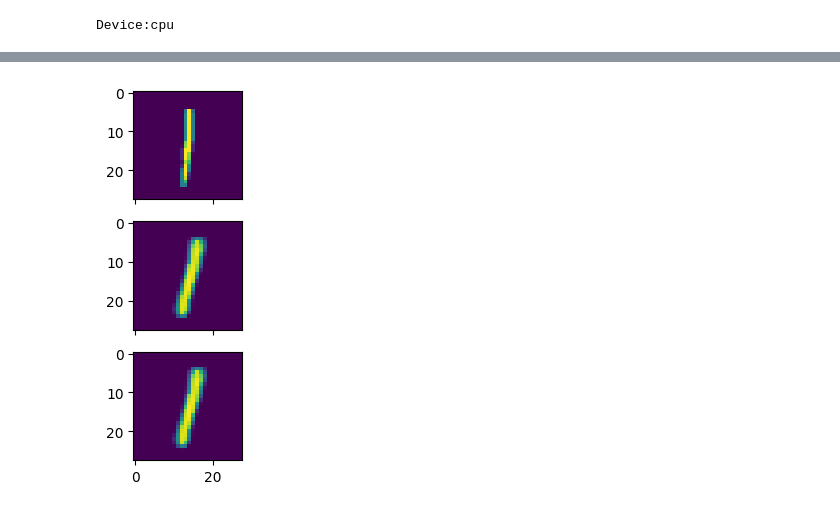
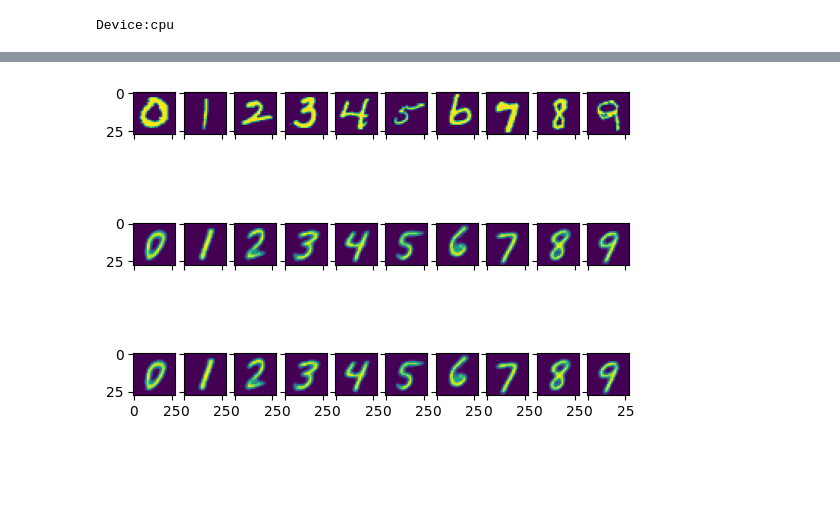
Before and after one commit to DimitrisMitroulis/NN-Projects, a Jupyter notebook: Autoencoders/Variational Autoencoders (VAEs)/cVAE_train-eval.ipynb, the cells around one changed output, grey strips where cells are left out. Drawn from its saved outputs; the diff is of its cells as text; code cells hidden in the pictures; blank space fills up the shorter version.

```diff
--- a/Autoencoders/Variational Autoencoders (VAEs)/cVAE_train-eval.ipynb
+++ b/Autoencoders/Variational Autoencoders (VAEs)/cVAE_train-eval.ipynb
@@ -475,7 +479,7 @@ for epoch in range(4):
         encoded, z_mean, z_log_var, decoded = model(imgs,labels)
         print("imgs: ",imgs.shape)
         print("labels: ",labels.shape)
-
+        break
 
         # Total Loss = Recon_loss + KLDivergence
         kl_div = -0.5 * torch.sum(1 + z_log_var
@@ -527,33 +535,33 @@ load_checkpoint(torch.load("cVAE4.pth.tar",map_location=('cpu')))
 # %%
-# %% print reconstructed image vs generated image
+# %% print reconstructed image vs generated image vs actual images
 if 'numbered_images' not in locals():
     numbered_images = get_numbered_images()
 
 torch.device = device
 model = model.to(device)
+fig, axes = plt.subplots(nrows=3, ncols=10, sharex=True, sharey=True)
+with torch.no_grad():
+  for i in range(10):
 
-c = 1
-with torch.no_grad():
-    fig, axes = plt.subplots(nrows=3, ncols=1, sharex=True, sharey=True)
     #for batch_idx, (images, labels) in enumerate(example_loader):
 
-    c = torch.tensor(c, dtype=torch.int64).to(device)
+    c = torch.tensor(i, dtype=torch.int64).to(device)
     latent = torch.rand_like(torch.Tensor(20)).to(device)
-    img = numbered_images[c].to(device)
+    img = numbered_images[i].to(device)
 
 
 
     decoded = model.decoder(latent,c).detach().cpu()
     #recon = model()
 
     #image from dataset
-    axes[0].imshow(numbered_images[c.item()][None, :].view((28, 28)))
+    axes[0][i].imshow(numbered_images[c.item()][None, :].view((28, 28)))
 
     #image from decoder, caption
-    axes[1].imshow(decoded.view((28, 28)))
+    axes[1][i].imshow(decoded.view((28, 28)))
 
     #reconstructed_image
     x = model(img, c)[3]
-    axes[2].imshow(decoded.view((28, 28)))
+    axes[2][i].imshow(decoded.view((28, 28)))
 # %% [output]
-[figure, old version]
+[figure, new version]
```
Also changed, not shown: parts of 18 cells of this notebook.
